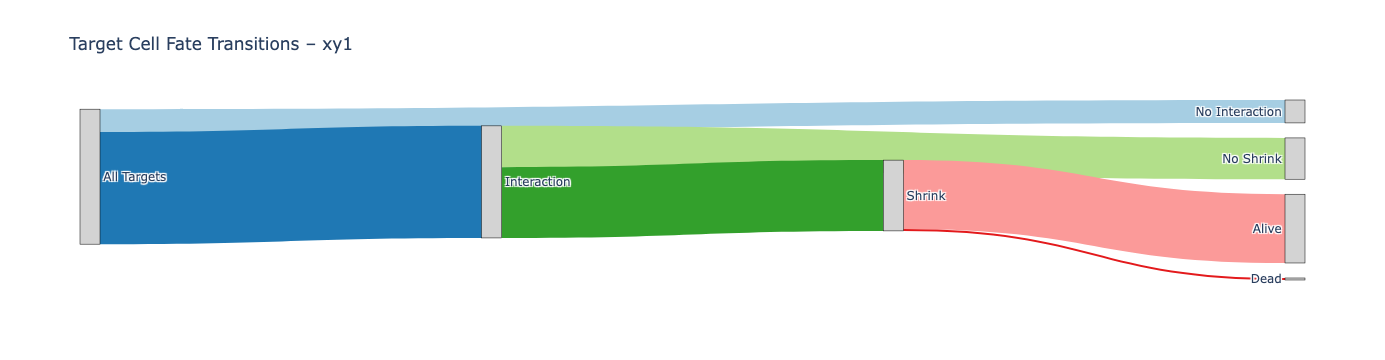
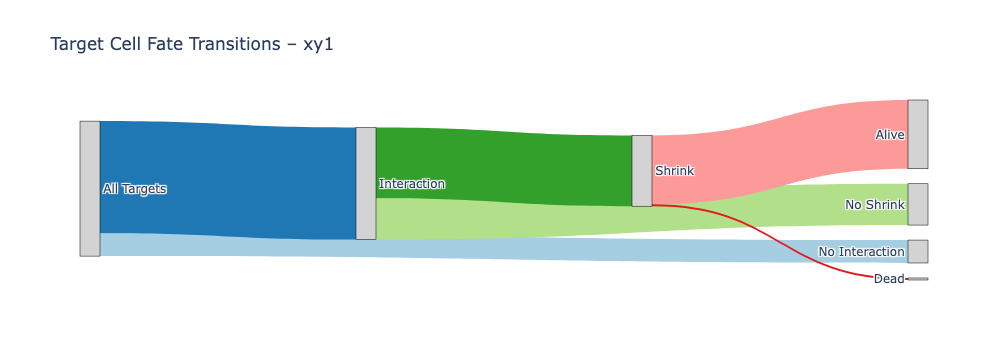
Code edit (unified diff) that turned the first committed figure into the second:
--- before
+++ after
@@ -8,4 +8,5 @@
     'sample4': 'Trp1 TAPDNLGYA'
 }
+Save_Figure = False # change to True if you would like to save the figures
 
 # DO NOT change anything beyond this line
@@ -23,5 +24,5 @@
 sample_indices = []
 for f in metric_files:
-    m = re.search(r'(sample\d+_.+?)_dual_channel_metrics\.csv', os.path.basename(f))
+    m = re.search(r'(sample\d+(?:_.+?)?)_dual_channel_metrics\.csv', os.path.basename(f))
     if m:
         sample_indices.append(m.group(1))
@@ -64,22 +65,22 @@
     # Per-sample plots
     # Plot histograms of interaction distribution
-    plot_histogram_interaction_distribution(idx, persistent_summary, fig_folder)
+    plot_histogram_interaction_distribution(idx, persistent_summary, fig_folder, Save_Figure)
     # Plot interaction heatmap
-    plot_interaction_heatmap(idx, persistent_df, filtered_metrics_df, fig_folder)
+    plot_interaction_heatmap(idx, persistent_df, filtered_metrics_df, fig_folder, Save_Figure)
     # Plot metrics heatmap
-    plot_metrics_heatmap(idx, filtered_metrics_df, fig_folder)
+    plot_metrics_heatmap(idx, filtered_metrics_df, fig_folder, Save_Figure)
     # Plot Sankey plot
-    plot_sankey(idx, target_df, filtered_metrics_df, fig_folder, shrink_threshold=0.7)
+    plot_sankey(idx, target_df, filtered_metrics_df, fig_folder, , Save_Figure, shrink_threshold=0.7)
 
 
 # Across-sample plots
 # Plot area decay curves
-lag_df = plot_area_decay(combined_metrics_dying, sample_display_names, fig_folder, drop_step = 0.3)
+lag_df = plot_area_decay(combined_metrics_dying, sample_display_names, fig_folder, , Save_Figure, drop_step = 0.3)
 # Plot area decay vs. lag time
-plot_area_loss_vs_lag(combined_metrics_dying)
+plot_area_loss_vs_lag(combined_metrics_dying, fig_folder, Save_Figure)
 # Plot interaction count vs. lag time
-plot_panel_interaction_vs_lag(combined_persistent_df, fig_folder)
+plot_panel_interaction_vs_lag(combined_persistent_df, fig_folder, Save_Figure)
 # Plot box plot for lag time distribution
-plot_lag_time_box_plot(lag_df, sample_display_names, fig_folder)
+plot_lag_time_box_plot(lag_df, sample_display_names, fig_folder, Save_Figure)
 # Plot death probability vs. area decay
-plot_death_fraction_vs_area_drop(combined_metrics_df, sample_display_names, fig_folder)
+plot_death_fraction_vs_area_drop(combined_metrics_df, sample_display_names, fig_folder, Save_Figure)

Commit: Fixed histogram graphing issue and specified where to change master folder path